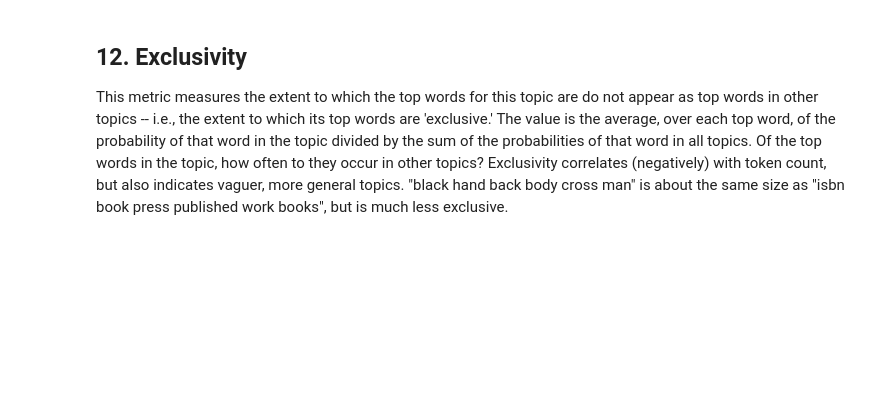
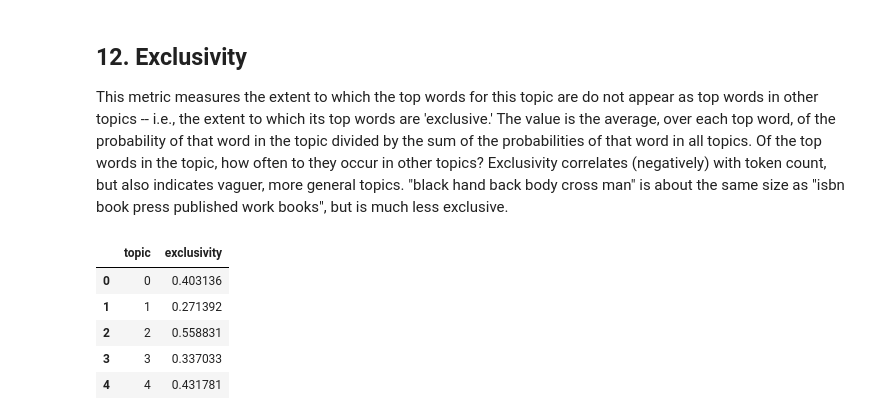
Before and after one commit to dkoban/lda_evaluation, a Jupyter notebook: model_evaluation.ipynb, the cells around one changed output. Cells and saved outputs as stored; diff of their text form; code cells hidden in the pictures; blank space fills up the shorter version.

```diff
--- a/model_evaluation.ipynb
+++ b/model_evaluation.ipynb
@@ -567,3 +463,43 @@ This metric reports the ratio of allocation counts at two different thresholds,
 ## 12. Exclusivity
 
 This metric measures the extent to which the top words for this topic are do not appear as top words in other topics -- i.e., the extent to which its top words are 'exclusive.' The value is the average, over each top word, of the probability of that word in the topic divided by the sum of the probabilities of that word in all topics. Of the top words in the topic, how often to they occur in other topics? Exclusivity correlates (negatively) with token count, but also indicates vaguer, more general topics. "black hand back body cross man" is about the same size as "isbn book press published work books", but is much less exclusive.
+# %%
+import numpy as np
+from numpy import mean
+
+def calc_topic_exclusivity(TopicTermFreq, k, num_top_terms):
+    top_terms = top_n_terms(k = k, n = num_top_terms)['term'].tolist()
+    topic_exclusivity = []
+    for term in top_terms:
+        # calc probability of term in topic k
+        count_term_in_topic_k = TopicTermFreq[(TopicTermFreq['term'] == term) &
+                                              (TopicTermFreq['topic'] == k)]['count'].sum()
+        tokens_topic_k = TopicTermFreq[TopicTermFreq['topic'] == k]['count'].sum()
+        prob_term_in_topic_k = count_term_in_topic_k/tokens_topic_k
+
+        # calc probability of term in all topics
+        tokens_by_topic = TopicTermFreq.groupby('topic').sum().reset_index().rename(columns = {'count': 'token_count'})
+        count_term_all_topics = TopicTermFreq[TopicTermFreq['term'] == term]
+        prob_term_k_all_topics = count_term_all_topics.merge(tokens_by_topic, how = 'left', on = 'topic')
+        prob_term_k_all_topics['freq'] = prob_term_k_all_topics['count']/prob_term_k_all_topics['token_count']
+        prob_term_k_all_topics = sum(prob_term_k_all_topics['freq'])
+
+        # calc  exclusivity
+        term_exclusivity = prob_term_in_topic_k/prob_term_k_all_topics
+        #print(term + ": " + str(term_exclusivity))
+        topic_exclusivity.append(term_exclusivity)
+    topic_exclusivity = mean(topic_exclusivity)
+    return topic_exclusivity
+
+topic_exclusivity = []
+for k in range(0, num_topics):
+    topic_exclusivity.append([k, calc_topic_exclusivity(TopicTermFreq, k, num_top_terms = 20)])
+topic_exclusivity = pd.DataFrame(topic_exclusivity, columns = ['topic', 'exclusivity'])
+topic_exclusivity.head()
+# %% [output]
+|  | topic | exclusivity |
+| 0 | 0 | 0.403136 |
+| 1 | 1 | 0.271392 |
+| 2 | 2 | 0.558831 |
+| 3 | 3 | 0.337033 |
+| 4 | 4 | 0.431781 |
```
Also changed, not shown: parts of 26 cells of this notebook.
